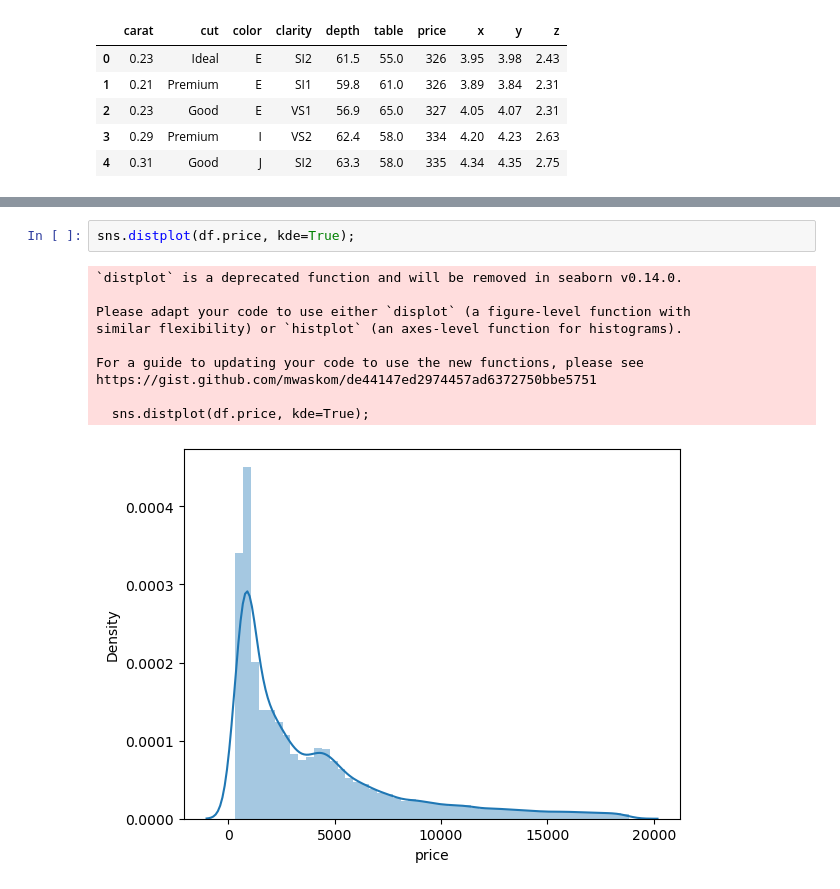
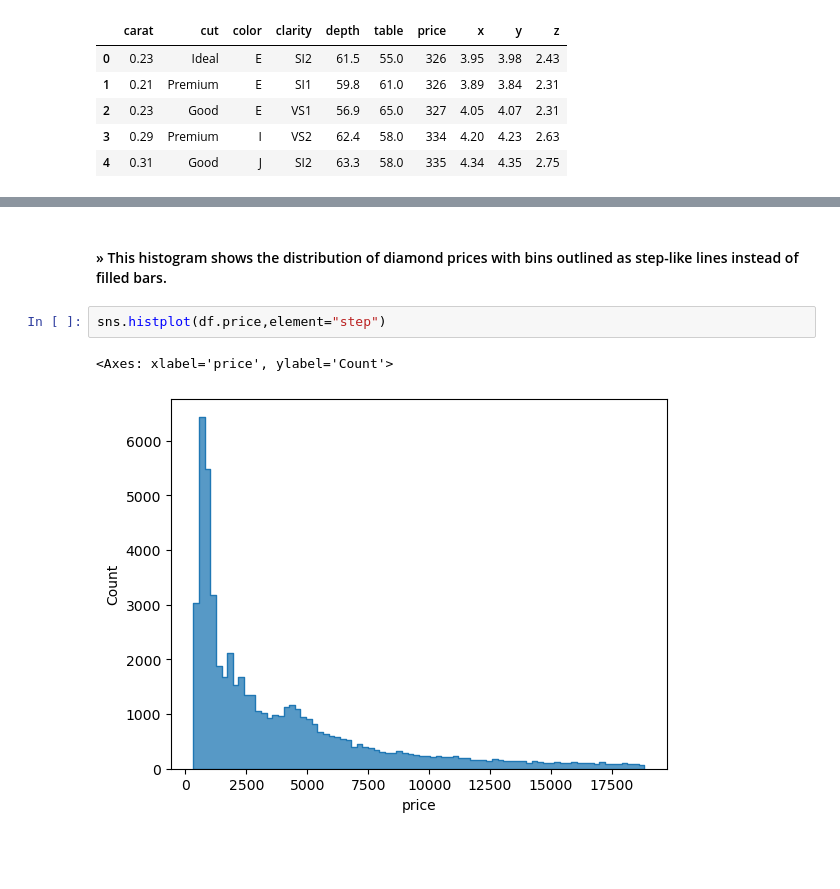
Before and after one commit to zeysnepk/data-manipulation, a Jupyter notebook: data_visualization/histograms.ipynb, the cells around one changed output, grey strips where cells are left out. Cells and saved outputs as stored; diff of their text form; blank space fills up the shorter version.

```diff
--- a/data_visualization/histograms.ipynb
+++ b/data_visualization/histograms.ipynb
@@ -26,13 +28,7 @@ https://gist.github.com/mwaskom/de44147ed2974457ad6372750bbe5751
+# %% [markdown]
+#### » This histogram shows the distribution of diamond prices with bins outlined as step-like lines instead of filled bars.
 # %%
-sns.distplot(df.price, kde=True);
+sns.histplot(df.price,element="step")
 # %% [output]
-`distplot` is a deprecated function and will be removed in seaborn v0.14.0.
-
-Please adapt your code to use either `displot` (a figure-level function with
-similar flexibility) or `histplot` (an axes-level function for histograms).
-
-For a guide to updating your code to use the new functions, please see
-https://gist.github.com/mwaskom/de44147ed2974457ad6372750bbe5751
-
-  sns.distplot(df.price, kde=True);
+<Axes: xlabel='price', ylabel='Count'>
-[figure, old version]
+[figure, new version]
```
Also changed, not shown: parts of 20 cells of this notebook, 48 other files.
